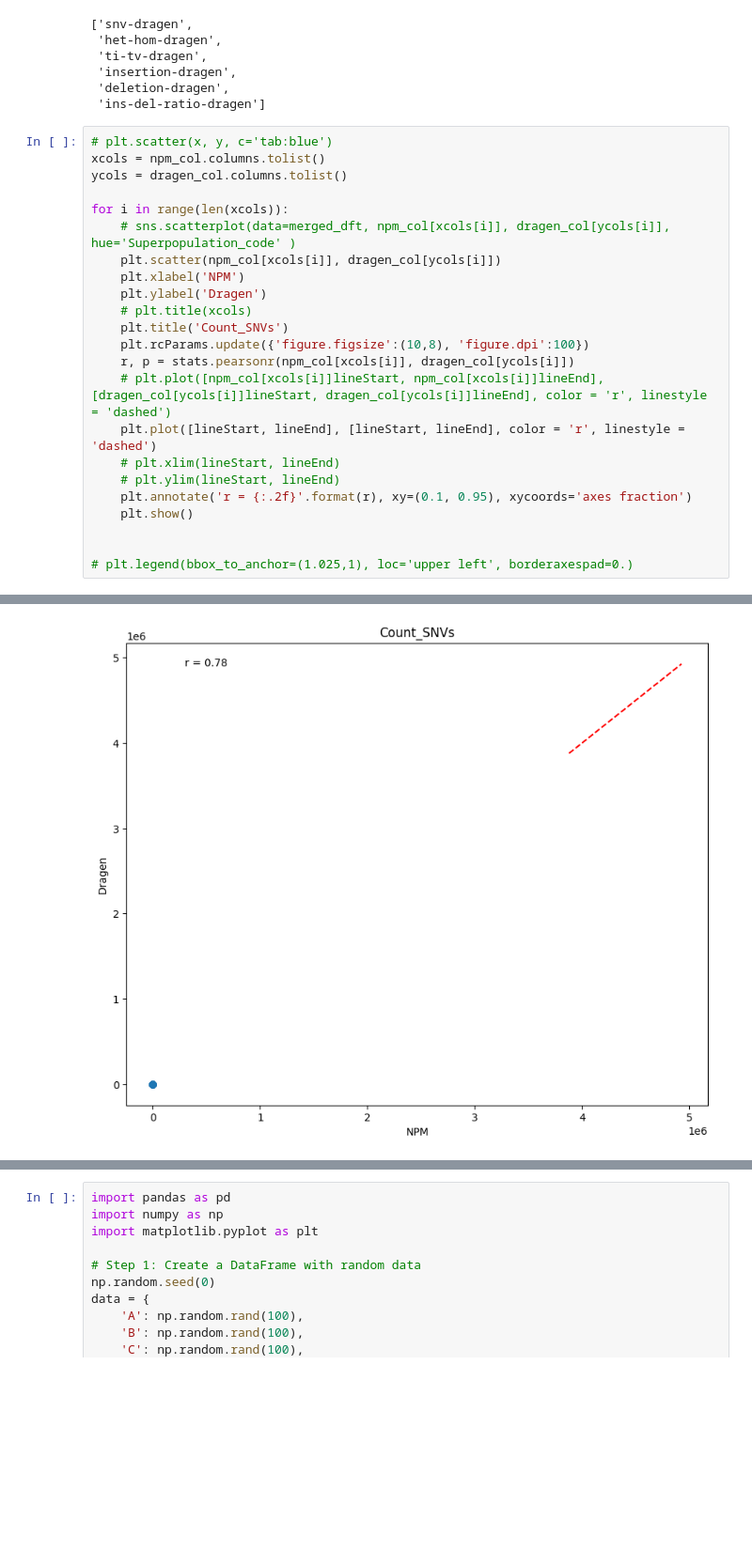
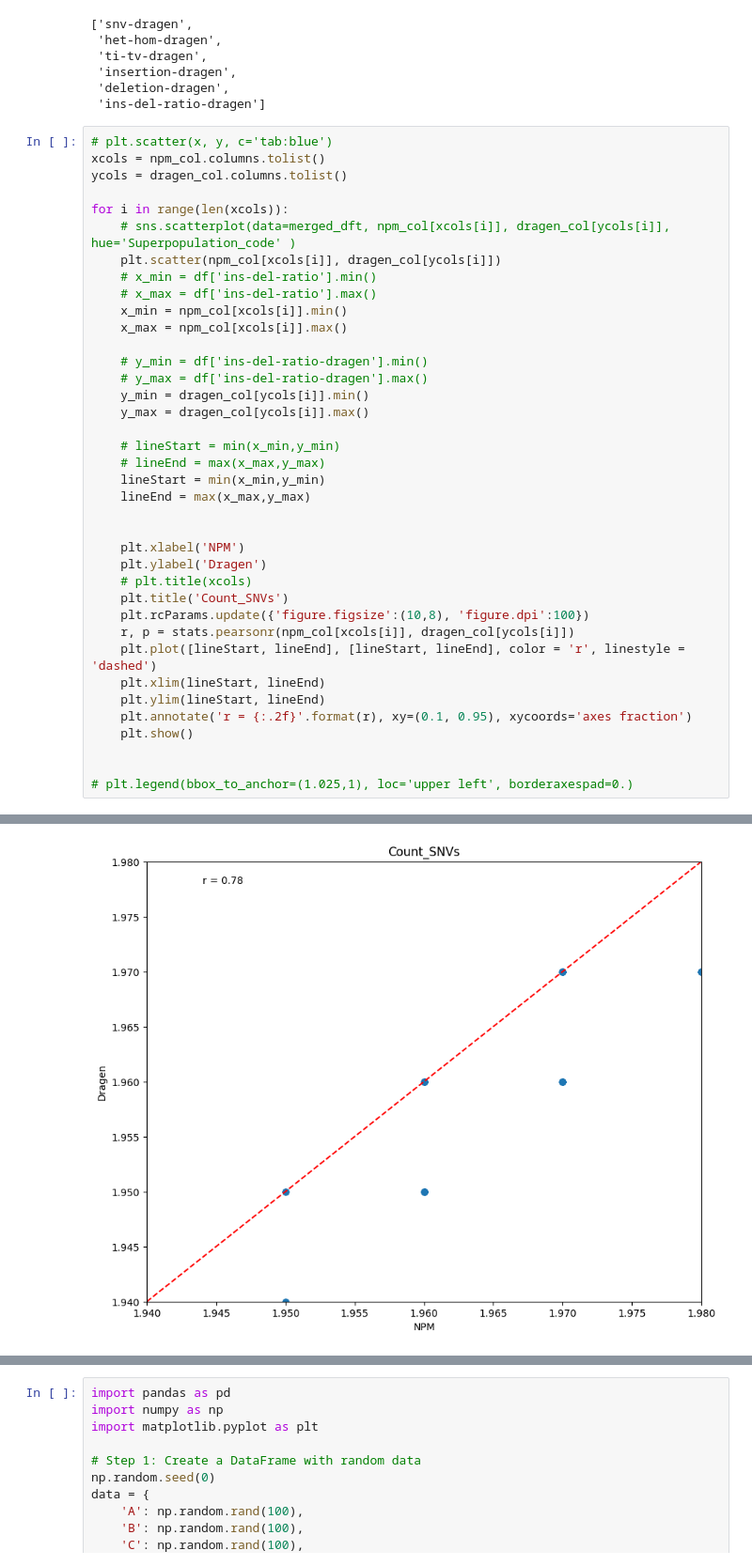
Before and after one commit to ga4gh/quality-control-wgs, a Jupyter notebook: benchmark_resources/stats/Metrics_correlation.ipynb, the cells around one changed output, grey strips where cells are left out. Shown at 94% size. Saved outputs shown, nothing was run; the diff lists cells and outputs as text; blank space fills up the shorter version.

Commit message:
update correlation_plot code

```diff
--- a/benchmark_resources/stats/Metrics_correlation.ipynb
+++ b/benchmark_resources/stats/Metrics_correlation.ipynb
@@ -136,16 +136,31 @@ ycols = dragen_col.columns.tolist()
 for i in range(len(xcols)):
     # sns.scatterplot(data=merged_dft, npm_col[xcols[i]], dragen_col[ycols[i]], hue='Superpopulation_code' )
     plt.scatter(npm_col[xcols[i]], dragen_col[ycols[i]])
+    # x_min = df['ins-del-ratio'].min()
+    # x_max = df['ins-del-ratio'].max()
+    x_min = npm_col[xcols[i]].min()
+    x_max = npm_col[xcols[i]].max()
+
+    # y_min = df['ins-del-ratio-dragen'].min()
+    # y_max = df['ins-del-ratio-dragen'].max()
+    y_min = dragen_col[ycols[i]].min()
+    y_max = dragen_col[ycols[i]].max()
+
+    # lineStart = min(x_min,y_min)
+    # lineEnd = max(x_max,y_max)
+    lineStart = min(x_min,y_min)
+    lineEnd = max(x_max,y_max)
+
+
     plt.xlabel('NPM')
     plt.ylabel('Dragen')
     # plt.title(xcols)
     plt.title('Count_SNVs')
     plt.rcParams.update({'figure.figsize':(10,8), 'figure.dpi':100})
     r, p = stats.pearsonr(npm_col[xcols[i]], dragen_col[ycols[i]])
-    # plt.plot([npm_col[xcols[i]]lineStart, npm_col[xcols[i]]lineEnd], [dragen_col[ycols[i]]lineStart, dragen_col[ycols[i]]lineEnd], color = 'r', linestyle = 'dashed')
     plt.plot([lineStart, lineEnd], [lineStart, lineEnd], color = 'r', linestyle = 'dashed')
-    # plt.xlim(lineStart, lineEnd)
-    # plt.ylim(lineStart, lineEnd)
+    plt.xlim(lineStart, lineEnd)
+    plt.ylim(lineStart, lineEnd)
     plt.annotate('r = {:.2f}'.format(r), xy=(0.1, 0.95), xycoords='axes fraction')
     plt.show()
 
@@ -157 +172 @@ for i in range(len(xcols)):
-[figure, old version]
+[figure, new version]
```
Also changed, not shown: parts of 1 cell of this notebook.
